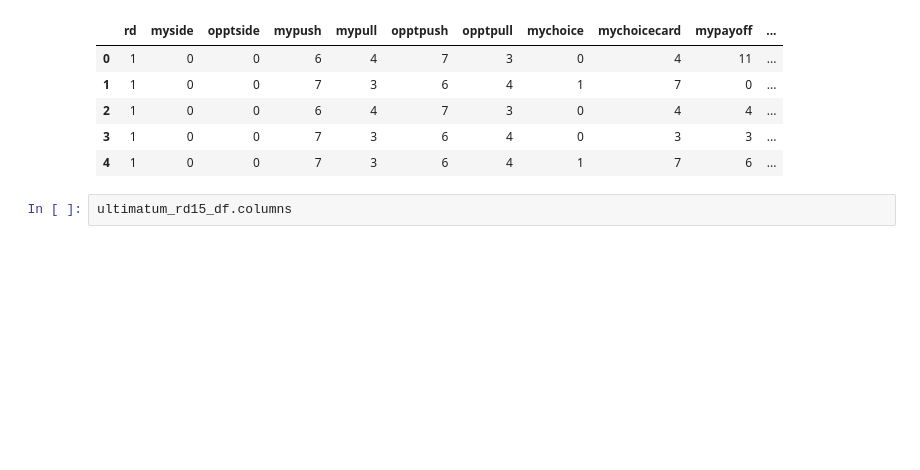
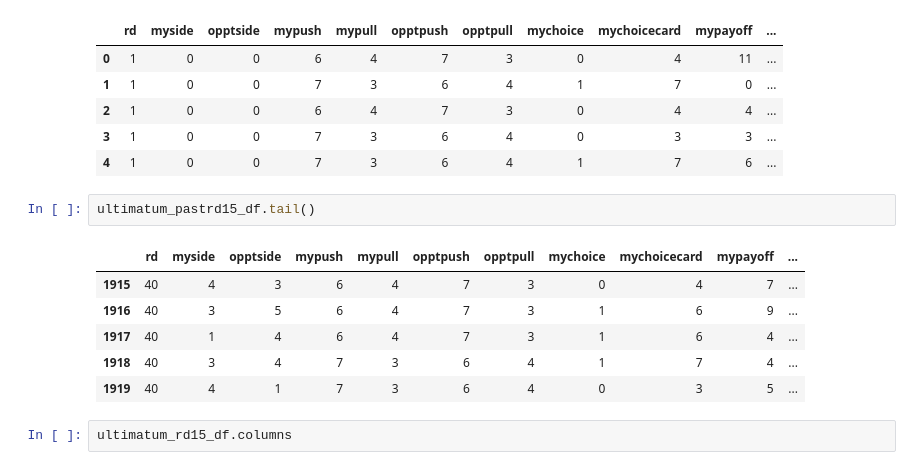
Before and after one commit to jonhilgart22/Galvanize-Machine-Learning-I, a Jupyter notebook: Final_Project_Ultimatum_Game/ML_Final_Ultimatum_Game.ipynb, the cells around one changed output. Drawn from its saved outputs; the diff is of its cells as text; blank space fills up the shorter version.

```diff
--- a/Final_Project_Ultimatum_Game/ML_Final_Ultimatum_Game.ipynb
+++ b/Final_Project_Ultimatum_Game/ML_Final_Ultimatum_Game.ipynb
@@ -183,6 +186,15 @@ ultimatum_rd15_df.head()
 | 2 | 1 | 0 | 0 | 6 | 4 | 7 | 3 | 0 | 4 | 4 | ... |
 | 3 | 1 | 0 | 0 | 7 | 3 | 6 | 4 | 0 | 3 | 3 | ... |
 | 4 | 1 | 0 | 0 | 7 | 3 | 6 | 4 | 1 | 7 | 6 | ... |
+# %%
+ultimatum_pastrd15_df.tail()
+# %% [output]
+|  | rd | myside | opptside | mypush | mypull | opptpush | opptpull | mychoice | mychoicecard | mypayoff | ... |
+| 1915 | 40 | 4 | 3 | 6 | 4 | 7 | 3 | 0 | 4 | 7 | ... |
+| 1916 | 40 | 3 | 5 | 6 | 4 | 7 | 3 | 1 | 6 | 9 | ... |
+| 1917 | 40 | 1 | 4 | 6 | 4 | 7 | 3 | 1 | 6 | 4 | ... |
+| 1918 | 40 | 3 | 4 | 7 | 3 | 6 | 4 | 1 | 7 | 4 | ... |
+| 1919 | 40 | 4 | 1 | 7 | 3 | 6 | 4 | 0 | 3 | 5 | ... |
 # %%
 ultimatum_rd15_df.columns
 # %% [output]
```
Also changed, not shown: parts of 47 cells of this notebook, 18 other files.
